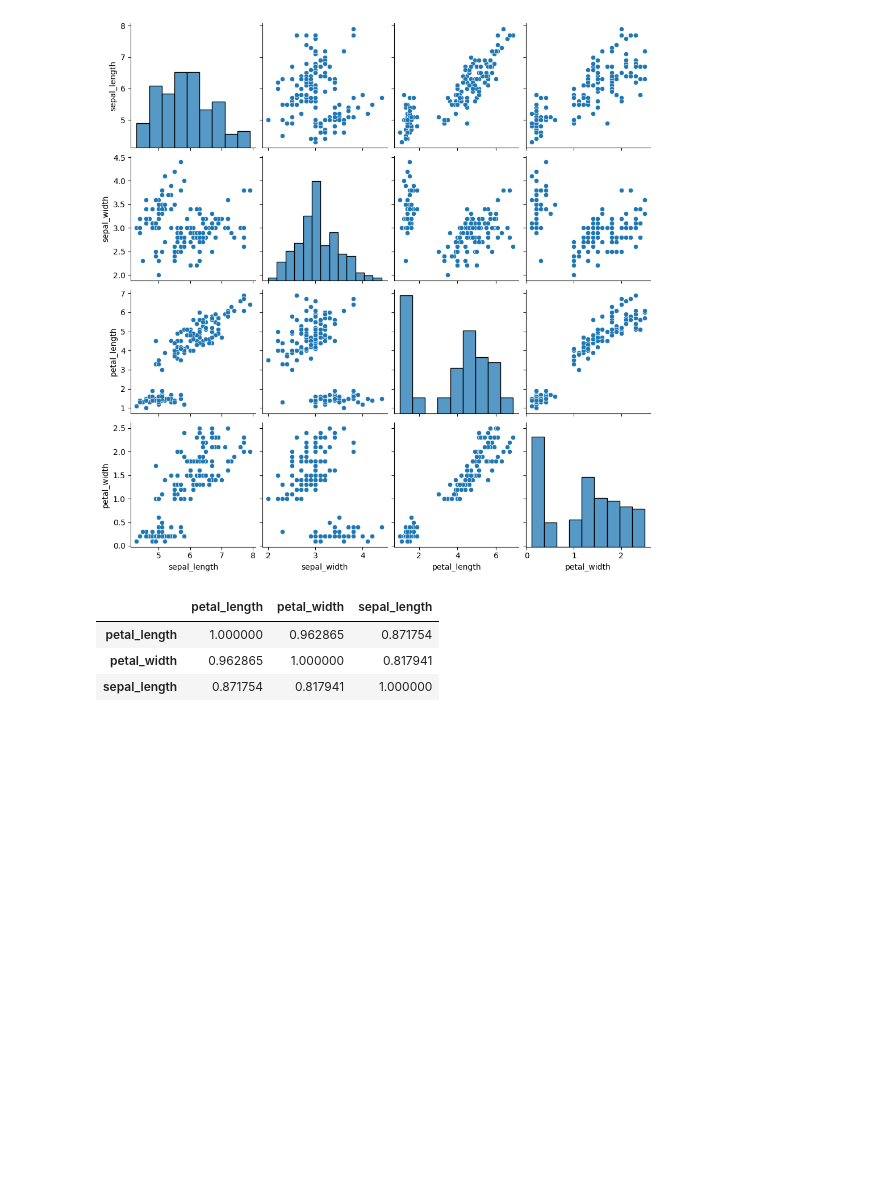
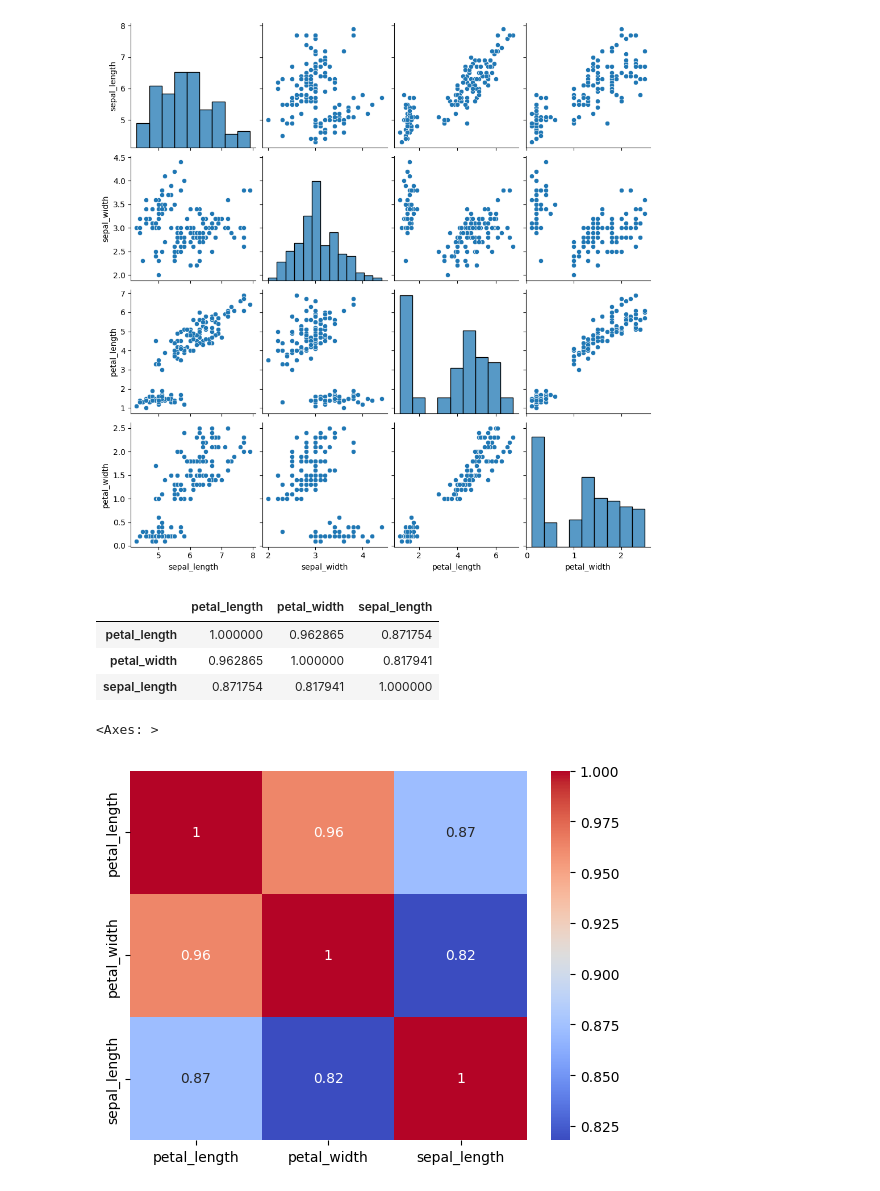
Before and after one commit to bhoomikaaa20/Data-Science, a Jupyter notebook: sea_born.ipynb, the cells around one changed output. Drawn from its saved outputs; the diff is of its cells as text; code cells hidden in the pictures; blank space fills up the shorter version.

```diff
--- a/sea_born.ipynb
+++ b/sea_born.ipynb
@@ -119,3 +117,8 @@ correl
 | petal_length | 1.000000 | 0.962865 | 0.871754 |
 | petal_width | 0.962865 | 1.000000 | 0.817941 |
 | sepal_length | 0.871754 | 0.817941 | 1.000000 |
+# %%
+sns.heatmap(correl,annot=True,cmap='coolwarm')
+# %% [output]
+<Axes: >
+[figure, added]
```
Also changed, not shown: parts of 5 cells of this notebook.
